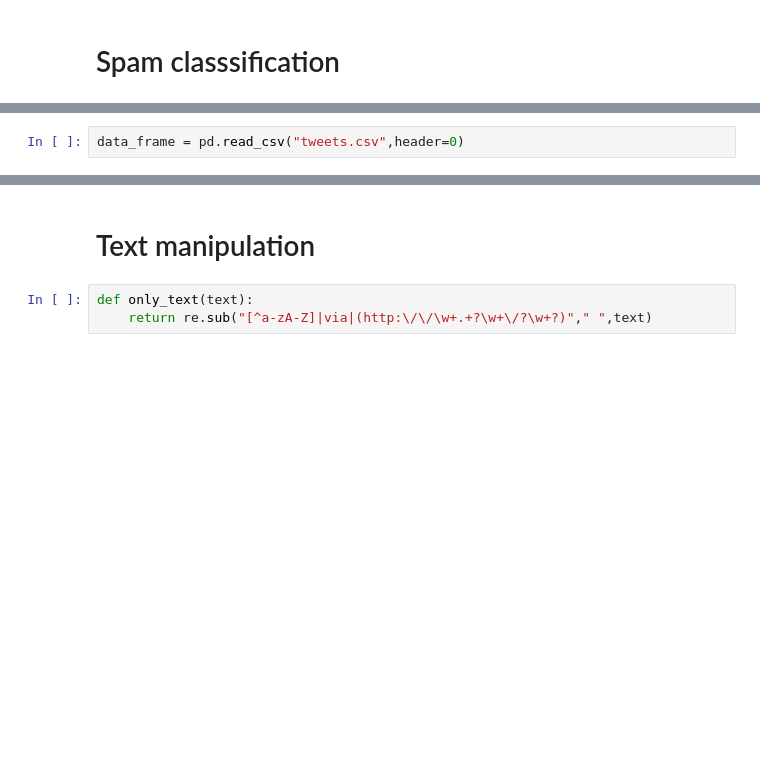
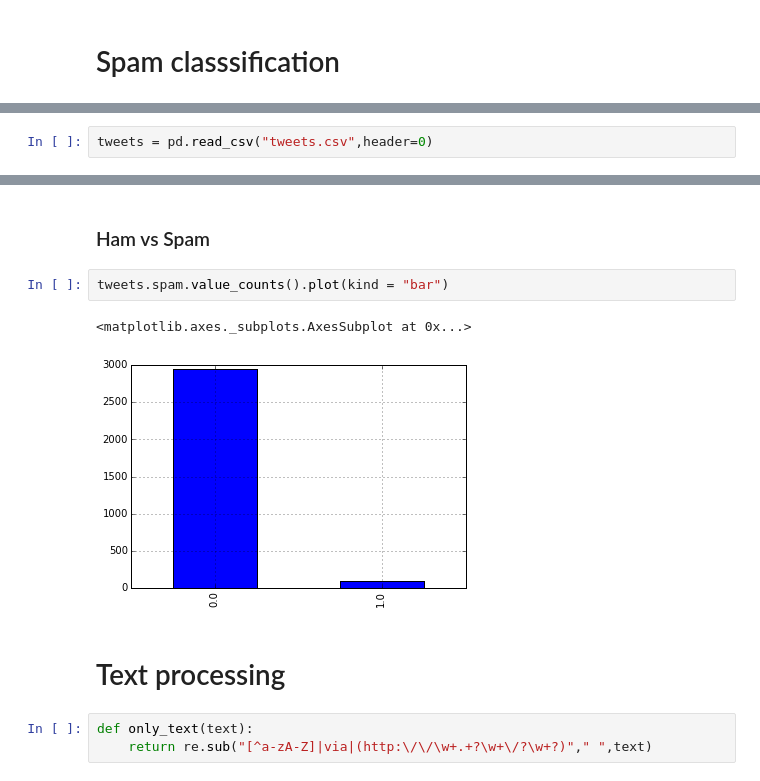
Before and after one commit to antero10/TrafficMcboSpam, a Jupyter notebook: spam-notebook.ipynb, the cells around one changed output, grey strips where cells are left out. Cells and saved outputs as stored; diff of their text form; blank space fills up the shorter version.

Commit message:
refactoring the imports, created a pandas series from the tweet word counts and deleted the manual count

```diff
--- a/spam-notebook.ipynb
+++ b/spam-notebook.ipynb
@@ -11,3 +13,3 @@ import numpy as np
 # %%
-data_frame = pd.read_csv("tweets.csv",header=0)
+tweets = pd.read_csv("tweets.csv",header=0)
 # %%
@@ -19,8 +21,15 @@ data_frame.head()
 | 2 | 3 | via @PJGZLEZ: ellos se comen una ... | 0 |
 | 3 | 4 | via @SobrePC: bomba artificiales ... | 0 |
 | 4 | 5 | via @econ\\_carlos: Muerto no cum... | 0 |
+# %% [markdown]
+### Ham vs Spam
+# %%
+tweets.spam.value_counts().plot(kind = "bar")
+# %% [output]
+<matplotlib.axes._subplots.AxesSubplot at 0x...>
+[figure, added]
 # %% [markdown]
-# Text manipulation
+# Text processing
 # %%
 def only_text(text):
     return re.sub("[^a-zA-Z]|via|(http:\/\/\w+.+?\w+\/?\w+?)"," ",text)
```
Also changed, not shown: parts of 18 cells of this notebook.
